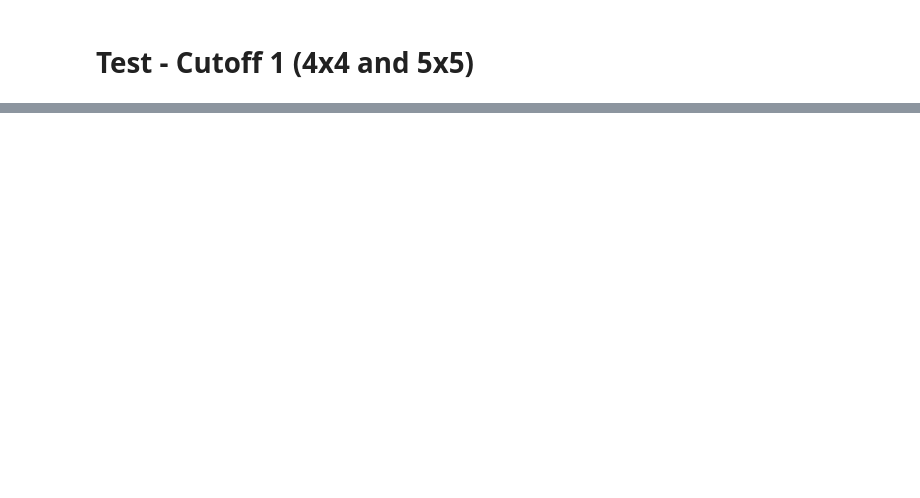
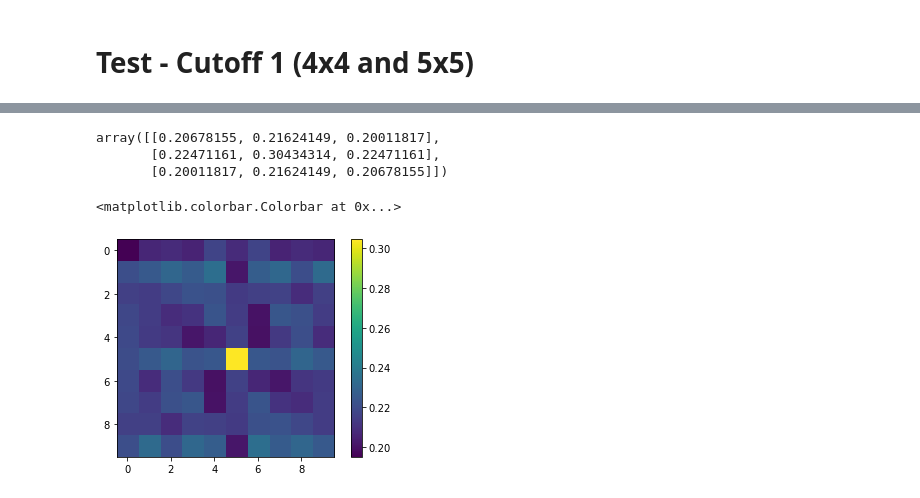
Before and after one commit to beyucel/pymks, a Jupyter notebook: notebooks/TestCases.ipynb, the cells around one changed output, grey strips where cells are left out. Drawn from its saved outputs; the diff is of its cells as text; code cells hidden in the pictures; blank space fills up the shorter version.

```diff
--- a/notebooks/TestCases.ipynb
+++ b/notebooks/TestCases.ipynb
@@ -55,2 +59,13 @@ type(f_data.shape)
+# %%
+center_slice(f_data,1)[0].compute()
+# %% [output]
+array([[0.20678155, 0.21624149, 0.20011817],
+       [0.22471161, 0.30434314, 0.22471161],
+       [0.20011817, 0.21624149, 0.20678155]])
 # %%
 import matplotlib.pyplot as plt
+plt.imshow(f_data[0])
+plt.colorbar()
+# %% [output]
+<matplotlib.colorbar.Colorbar at 0x...>
+[figure, added]
```
Also changed, not shown: parts of 14 cells of this notebook, 1 other file.
